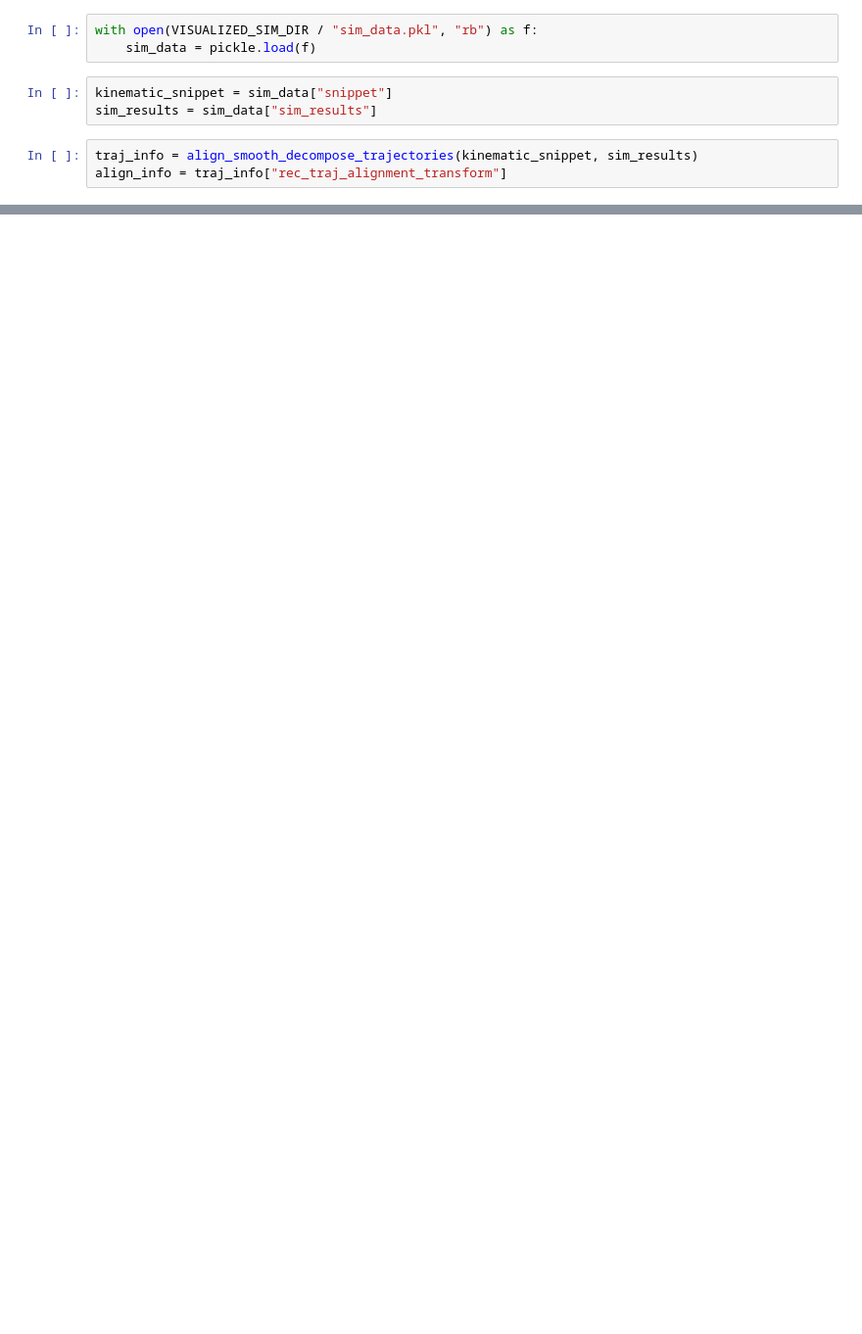
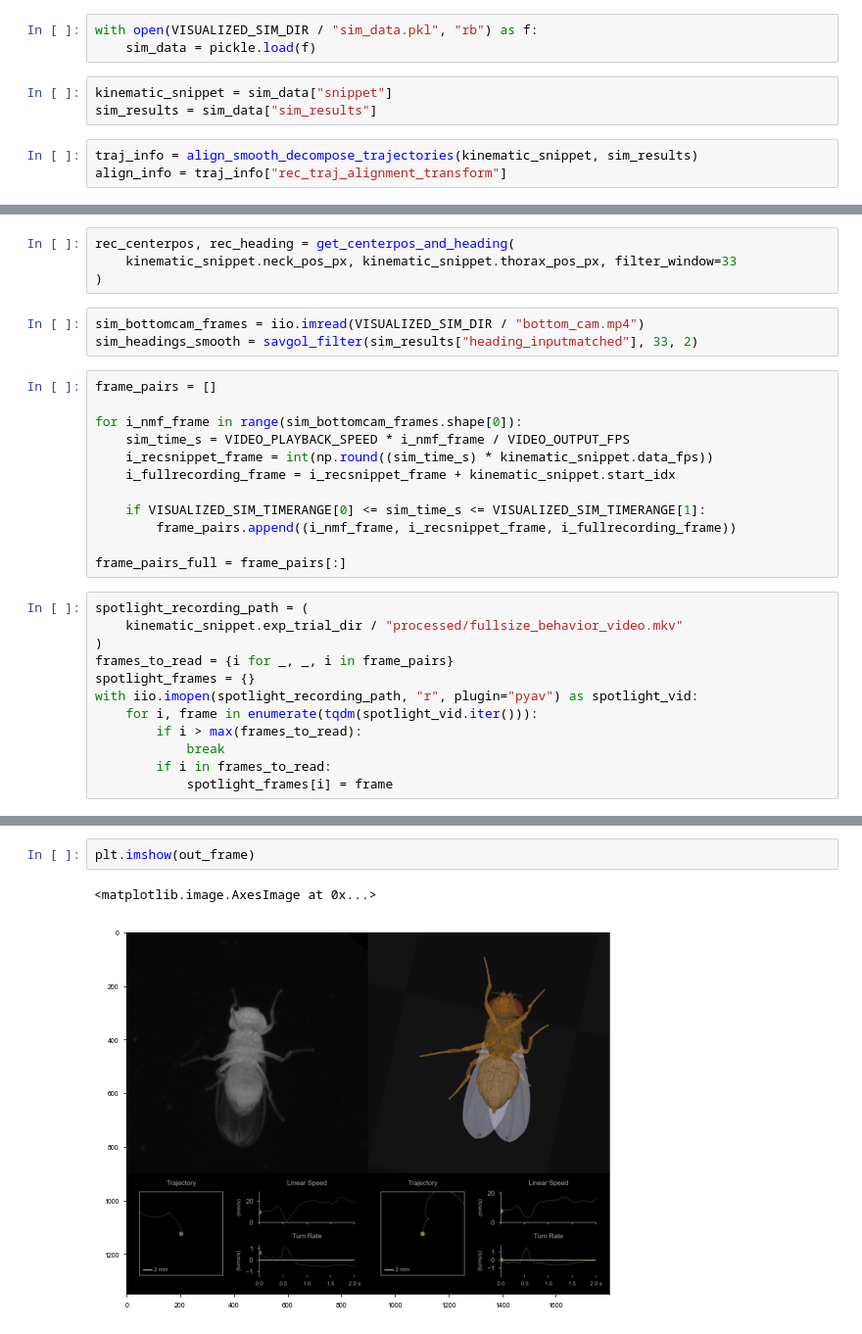
Before and after one commit to NeLy-EPFL/spotlight-poseforge-paper, a Jupyter notebook: scripts/kinematics/make_video.ipynb, the cells around one changed output, grey strips where cells are left out. Shown at 98% size. Drawn from its saved outputs; the diff is of its cells as text; blank space fills up the shorter version.

Commit message:
video comparison with panels below

```diff
--- a/scripts/kinematics/make_video.ipynb
+++ b/scripts/kinematics/make_video.ipynb
@@ -54,0 +124,31 @@ array([[ 811.5599 , 1092.8462 ],
+# %%
+rec_centerpos, rec_heading = get_centerpos_and_heading(
+    kinematic_snippet.neck_pos_px, kinematic_snippet.thorax_pos_px, filter_window=33
+)
+# %%
+sim_bottomcam_frames = iio.imread(VISUALIZED_SIM_DIR / "bottom_cam.mp4")
+sim_headings_smooth = savgol_filter(sim_results["heading_inputmatched"], 33, 2)
+# %%
+frame_pairs = []
+
+for i_nmf_frame in range(sim_bottomcam_frames.shape[0]):
+    sim_time_s = VIDEO_PLAYBACK_SPEED * i_nmf_frame / VIDEO_OUTPUT_FPS
+    i_recsnippet_frame = int(np.round((sim_time_s) * kinematic_snippet.data_fps))
+    i_fullrecording_frame = i_recsnippet_frame + kinematic_snippet.start_idx
+
+    if VISUALIZED_SIM_TIMERANGE[0] <= sim_time_s <= VISUALIZED_SIM_TIMERANGE[1]:
+        frame_pairs.append((i_nmf_frame, i_recsnippet_frame, i_fullrecording_frame))
+
+frame_pairs_full = frame_pairs[:]
+# %%
+spotlight_recording_path = (
+    kinematic_snippet.exp_trial_dir / "processed/fullsize_behavior_video.mkv"
+)
+frames_to_read = {i for _, _, i in frame_pairs}
+spotlight_frames = {}
+with iio.imopen(spotlight_recording_path, "r", plugin="pyav") as spotlight_vid:
+    for i, frame in enumerate(tqdm(spotlight_vid.iter())):
+        if i > max(frames_to_read):
+            break
+        if i in frames_to_read:
+            spotlight_frames[i] = frame
@@ -54,0 +231,5 @@ array([[ 811.5599 , 1092.8462 ],
+# %%
+plt.imshow(out_frame)
+# %% [output]
+<matplotlib.image.AxesImage at 0x...>
+[figure, added]
```
Also changed, not shown: parts of 15 cells of this notebook, 4 other files.
